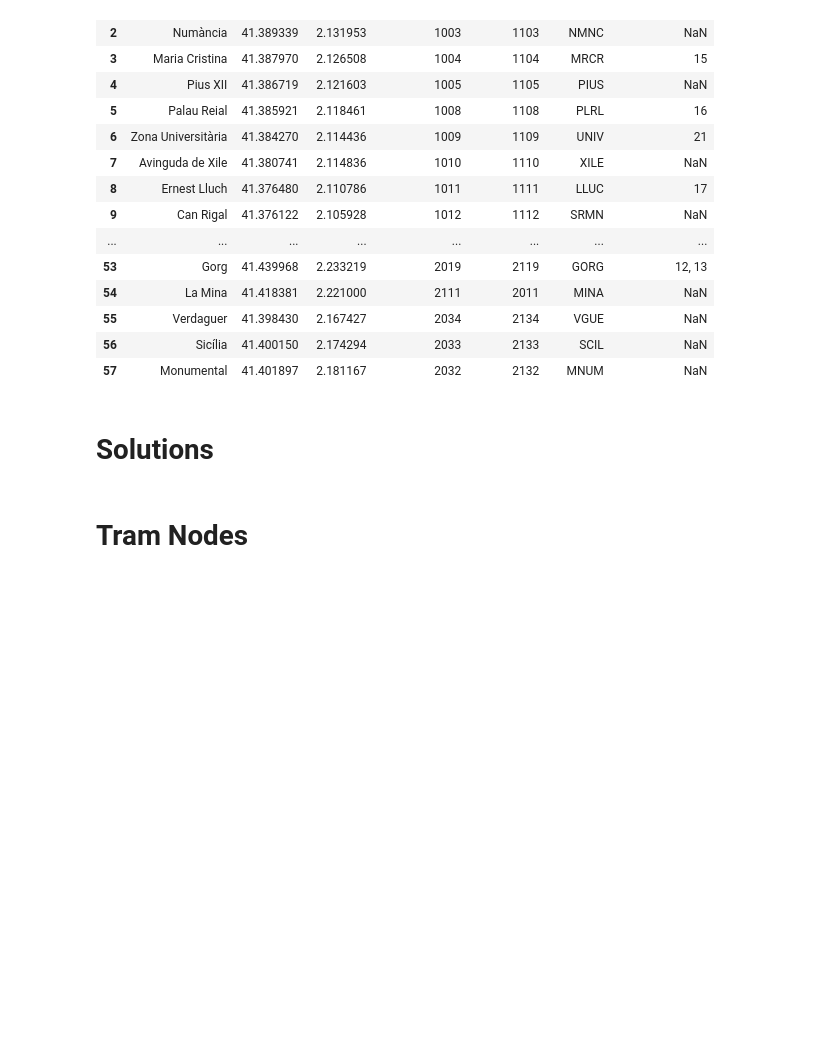
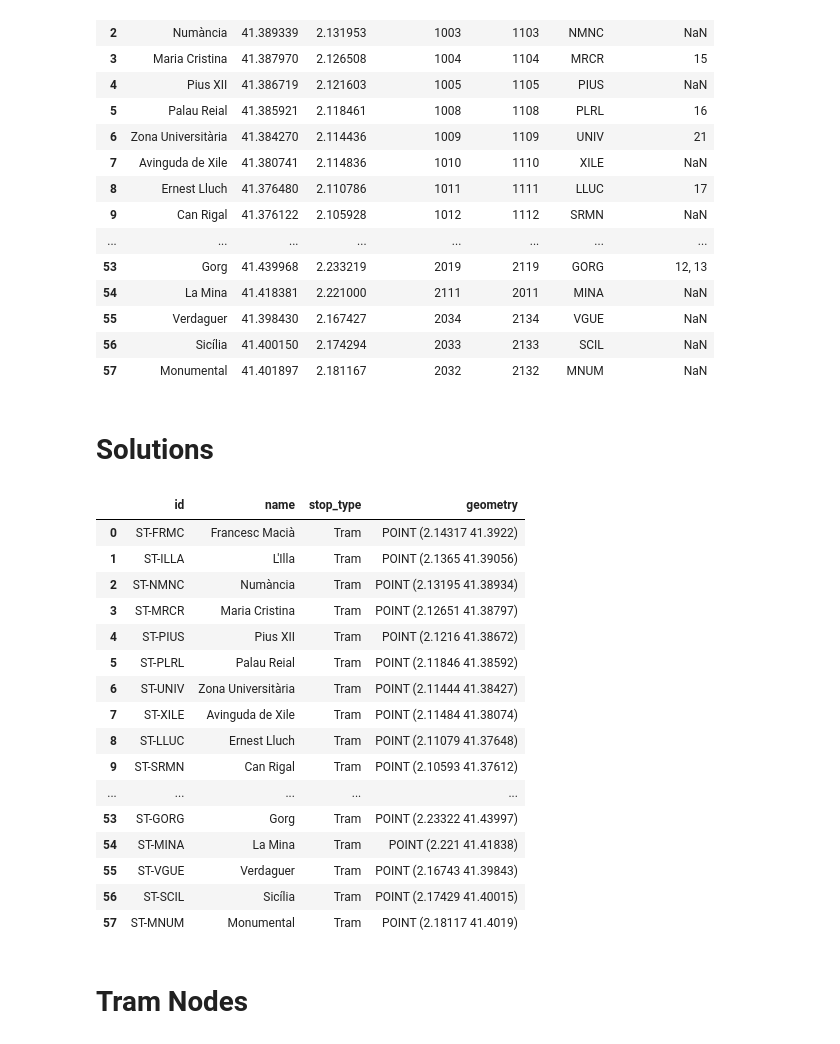
Before and after one commit to bmantepe/stop-location, a Jupyter notebook: 05-Tram-Nodes.ipynb, the cells around one changed output. Cells and saved outputs as stored; diff of their text form; code cells hidden in the pictures; blank space fills up the shorter version.

Commit message:
edges metro + inici fcg

```diff
--- a/05-Tram-Nodes.ipynb
+++ b/05-Tram-Nodes.ipynb
@@ -43,10 +43,29 @@ geo_df_tram_stops.rename(columns={'Name': 'name', 'GtfsCode': 'id'}, inplace=Tru
 # Solutions
 # %%
 solutions = geo_df_tram_stops.copy()
-already_in_metro = ['Ernest Lluch','Zona Universitària','Palau Reial','Maria Cristina','Fòrum','El Maresme','Selva de Mar','Glòries','Marina','Ciutadella | Vila Olímpica','Gorg','Sant Roc','Besòs','Verdaguer']
-solutions = solutions[~solutions['name'].isin(already_in_metro)]
+#already_in_metro = ['Ernest Lluch','Zona Universitària','Palau Reial','Maria Cristina','Fòrum','El Maresme','Selva de Mar','Glòries','Marina','Ciutadella | Vila Olímpica','Gorg','Sant Roc','Besòs','Verdaguer']
+#solutions = solutions[~solutions['name'].isin(already_in_metro)]
 solutions['id'] = 'ST' + '-' + solutions['id'].astype(str)
 solutions = solutions[['id', 'name', 'stop_type','geometry']]
+solutions
+# %% [output]
+|  | id | name | stop_type | geometry |
+| 0 | ST-FRMC | Francesc Macià | Tram | POINT (2.14317 41.3922) |
+| 1 | ST-ILLA | L'Illa | Tram | POINT (2.1365 41.39056) |
+| 2 | ST-NMNC | Numància | Tram | POINT (2.13195 41.38934) |
+| 3 | ST-MRCR | Maria Cristina | Tram | POINT (2.12651 41.38797) |
+| 4 | ST-PIUS | Pius XII | Tram | POINT (2.1216 41.38672) |
+| 5 | ST-PLRL | Palau Reial | Tram | POINT (2.11846 41.38592) |
+| 6 | ST-UNIV | Zona Universitària | Tram | POINT (2.11444 41.38427) |
+| 7 | ST-XILE | Avinguda de Xile | Tram | POINT (2.11484 41.38074) |
+| 8 | ST-LLUC | Ernest Lluch | Tram | POINT (2.11079 41.37648) |
+| 9 | ST-SRMN | Can Rigal | Tram | POINT (2.10593 41.37612) |
+| ... | ... | ... | ... | ... |
+| 53 | ST-GORG | Gorg | Tram | POINT (2.23322 41.43997) |
+| 54 | ST-MINA | La Mina | Tram | POINT (2.221 41.41838) |
+| 55 | ST-VGUE | Verdaguer | Tram | POINT (2.16743 41.39843) |
+| 56 | ST-SCIL | Sicília | Tram | POINT (2.17429 41.40015) |
+| 57 | ST-MNUM | Monumental | Tram | POINT (2.18117 41.4019) |
 # %%
 solutions.to_csv('Nodes/Tram-Sol.csv', index=False)
 # %% [markdown]
```
Also changed, not shown: parts of 1 cell of this notebook, 34 other files.
